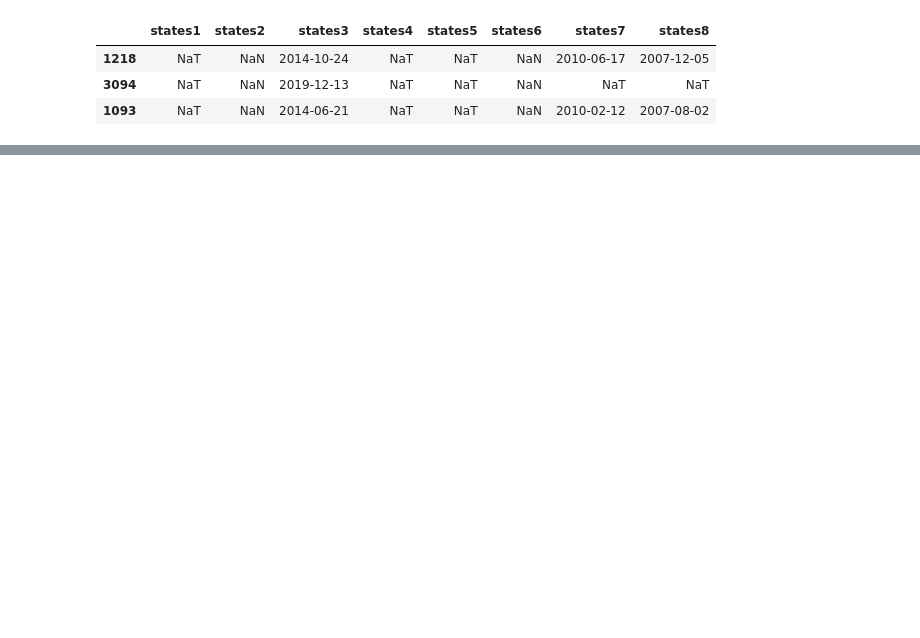
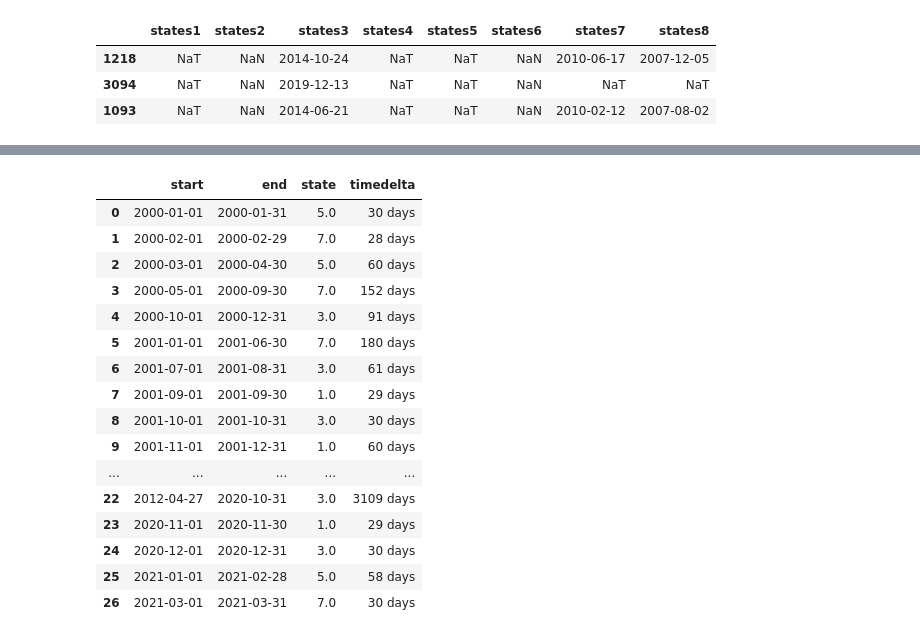
Before and after one commit to ibestrace/folio, a Jupyter notebook: Macro_Strategy_TAA.ipynb, the cells around one changed output, grey strips where cells are left out. Saved outputs shown, nothing was run; the diff lists cells and outputs as text; code cells hidden in the pictures; blank space fills up the shorter version.

```diff
--- a/Macro_Strategy_TAA.ipynb
+++ b/Macro_Strategy_TAA.ipynb
@@ -329,0 +339,20 @@ states_timeline.sample(3)
+# %%
+# 构造时间线状态表
+from datetime import datetime
+
+states_table = pd.DataFrame()
+start_date = states_timeline.index[0]
+sta = states_timeline.iloc[0, 0]
+inx = 0
+
+for D in states_timeline.index:
+    state_ = states_timeline.loc[D, 'state']
+    if state_ != sta:
+        states_table.loc[inx, 'start'] = start_date
+        states_table.loc[inx, 'end'] = D - pd.Timedelta('1 days')
+        states_table.loc[inx, 'state'] = sta
+        inx +=1
+        start_date = D
+        sta = state_
+
+states_table
@@ -329,0 +440,21 @@ states_timeline.sample(3)
+# %%
+states_table['timedelta'] = states_table['end'] - states_table['start']
+states_table
+# %% [output]
+|  | start | end | state | timedelta |
+| 0 | 2000-01-01 | 2000-01-31 | 5.0 | 30 days |
+| 1 | 2000-02-01 | 2000-02-29 | 7.0 | 28 days |
+| 2 | 2000-03-01 | 2000-04-30 | 5.0 | 60 days |
+| 3 | 2000-05-01 | 2000-09-30 | 7.0 | 152 days |
+| 4 | 2000-10-01 | 2000-12-31 | 3.0 | 91 days |
+| 5 | 2001-01-01 | 2001-06-30 | 7.0 | 180 days |
+| 6 | 2001-07-01 | 2001-08-31 | 3.0 | 61 days |
+| 7 | 2001-09-01 | 2001-09-30 | 1.0 | 29 days |
+| 8 | 2001-10-01 | 2001-10-31 | 3.0 | 30 days |
+| 9 | 2001-11-01 | 2001-12-31 | 1.0 | 60 days |
+| ... | ... | ... | ... | ... |
+| 22 | 2012-04-27 | 2020-10-31 | 3.0 | 3109 days |
+| 23 | 2020-11-01 | 2020-11-30 | 1.0 | 29 days |
+| 24 | 2020-12-01 | 2020-12-31 | 3.0 | 30 days |
+| 25 | 2021-01-01 | 2021-02-28 | 5.0 | 58 days |
+| 26 | 2021-03-01 | 2021-03-31 | 7.0 | 30 days |
```
Also changed, not shown: parts of 9 cells of this notebook, 3 other files.
